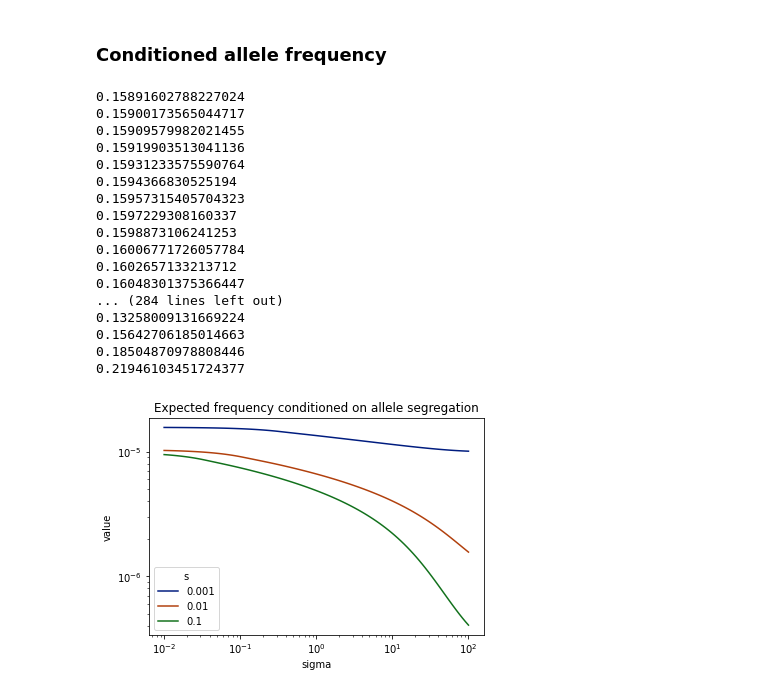
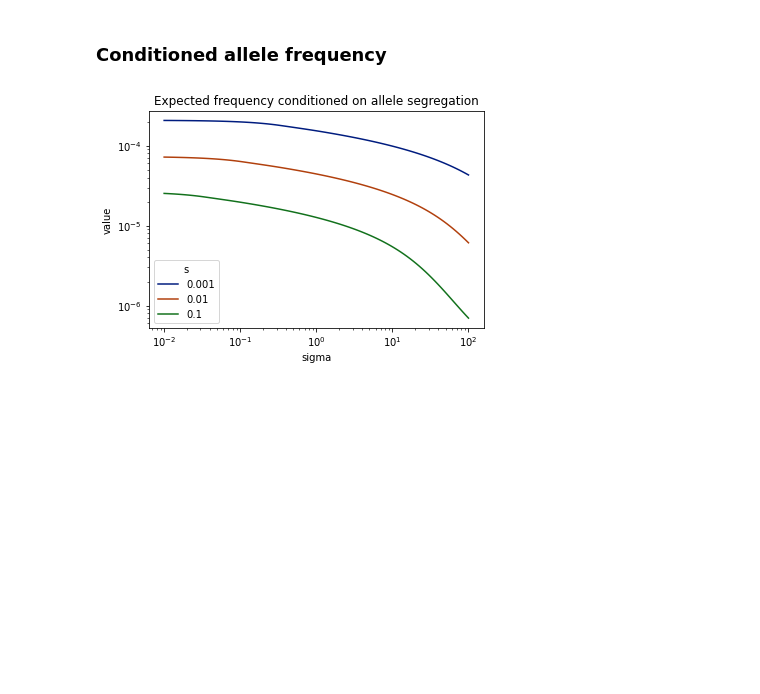
Before and after one commit to dp-rice/spatial-sfs, a Jupyter notebook: theory/finite_sample_SFS.ipynb, the cells around one changed output. Drawn from its saved outputs; the diff is of its cells as text; code cells hidden in the pictures; blank space fills up the shorter version.

```diff
--- a/theory/finite_sample_SFS.ipynb
+++ b/theory/finite_sample_SFS.ipynb
@@ -99,43 +99,32 @@ rate = rate_p(sigma,s,sigma_vals,pole_vals,N,D,d)
 shape = shape_p(sigma,s,sigma_vals,res_vals,mu,N,D,d)
 seg_prob = 1-((1+(nval/rate))**(-1*shape))
 # %%
+def exp_seg_prob(sigma,s,sigma_vals,res_vals,pole_vals,n=1e6,Nval=10000):
+    beta = rate_p(sigma,s,sigma_vals,pole_vals,N=Nval)
+    alpha = shape_p(sigma,s,sigma_vals,res_vals,N=Nval)
+    exp_val = 1-((1+(n/beta))**(-1*alpha))
+    return(exp_val)
+
 sigma_list = np.logspace(-2, 2, 100)
 colors = sns.color_palette("dark", 3)
 fig,ax = plt.subplots()
 n_ax = 1e7
 s_vals = [0.001,0.01,0.1]
 ax.plot(sigma_list,
-                  [(mu/s_vals[0])/exp_seg(sg, s_vals[0], sigma_vals, res_vals, pole_vals, n=n_ax) for sg in sigma_list],
+                  [(mu/s_vals[0])/exp_seg_prob(sg, s_vals[0], sigma_vals, res_vals, pole_vals, n=n_ax) for sg in sigma_list],
                   color=colors[0])
 ax.plot(sigma_list,
-                  [(mu/s_vals[1])/exp_seg(sg, s_vals[1], sigma_vals, res_vals, pole_vals, n=n_ax) for sg in sigma_list],
+                  [(mu/s_vals[1])/exp_seg_prob(sg, s_vals[1], sigma_vals, res_vals, pole_vals, n=n_ax) for sg in sigma_list],
                   color=colors[1])
 ax.plot(sigma_list,
-                  [(mu/s_vals[2])/exp_seg(sg, s_vals[2], sigma_vals, res_vals, pole_vals, n=n_ax) for sg in sigma_list],
+                  [(mu/s_vals[2])/exp_seg_prob(sg, s_vals[2], sigma_vals, res_vals, pole_vals, n=n_ax) for sg in sigma_list],
                   color=colors[2])
 ax.legend(labels=[str(sv) for sv in s_vals],title="s")
 ax.set_title("Expected frequency conditioned on allele segregation")
 ax.set_xscale("log")
 ax.set_yscale("log")
 ax.set_xlabel("sigma")
 ax.set_ylabel("value")
 plt.show()
 # %% [output]
-0.15891602788227024
-0.15900173565044717
-0.15909579982021455
-0.15919903513041136
-0.15931233575590764
-0.1594366830525194
-0.15957315405704323
-0.1597229308160337
-0.1598873106241253
-0.16006771726057784
-0.1602657133213712
-0.16048301375366447
-... (284 lines left out)
-0.13258009131669224
-0.15642706185014663
-0.18504870978808446
-0.21946103451724377
-[figure, old version]
+[figure, new version]
```
Also changed, not shown: parts of 1 cell of this notebook.
